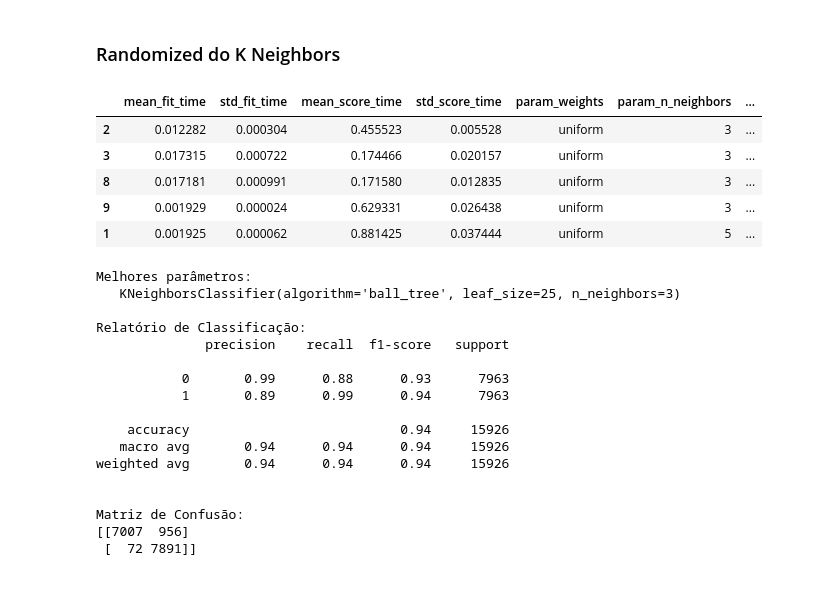
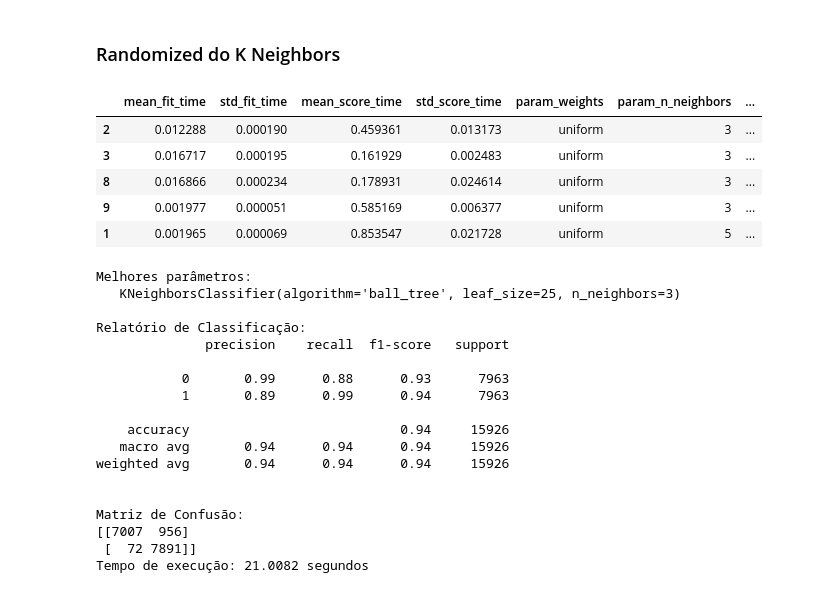
Before and after one commit to MunhozSilva/TFG, a Jupyter notebook: TFG_Luciano_e_Miguel_Churn.ipynb, the cells around one changed output. Saved outputs shown, nothing was run; the diff lists cells and outputs as text; code cells hidden in the pictures.

```diff
--- a/TFG_Luciano_e_Miguel_Churn.ipynb
+++ b/TFG_Luciano_e_Miguel_Churn.ipynb
@@ -437,7 +449,9 @@ tec1 = DecisionTreeClassifier(random_state=42)
 # busca de parâmetros para um 5-Fold e métrica de pontuação 'Recall'
 busca = GridSearchCV(tec1, parametros, cv=5, scoring='recall_micro')
 # buscando no treinamento
+start = time.time()
 busca.fit(X,y)
+end = time.time()
 # 5 melhores resultados
 pd.DataFrame(data=busca.cv_results_).sort_values(by='rank_test_score').head()
 # %% [output]
@@ -492,7 +526,9 @@ tec1 = KNeighborsClassifier()
 # busca de parâmetros para um 5-Fold e métrica de pontuação 'Recall'
 busca = GridSearchCV(tec1, parametros, cv=5, scoring='recall_micro')
 # buscando no treinamento
+start = time.time()
 busca.fit(X,y)
+end = time.time()
 # 5 melhores resultados
 pd.DataFrame(data=busca.cv_results_).sort_values(by='rank_test_score').head()
 # %% [output]
@@ -553,7 +609,9 @@ tec2 = RandomForestClassifier(random_state=42)
 # busca de parâmetros para um 5-Fold e métrica de pontuação 'Recall'
 busca = RandomizedSearchCV(tec2, parametros, cv=5, scoring='recall_micro',random_state=42)
 # buscando no treinamento
+start = time.time()
 busca.fit(X,y)
+end = time.time()
 # 5 melhores resultados
 pd.DataFrame(data=busca.cv_results_).sort_values(by='rank_test_score').head()
 # %% [output]
@@ -615,7 +690,9 @@ tec2 = DecisionTreeClassifier(random_state=42)
 # busca de parâmetros para um 5-Fold e métrica de pontuação 'Recall'
 busca = RandomizedSearchCV(tec2, parametros, cv=5, scoring='recall_micro',random_state=42)
 # buscando no treinamento
+start = time.time()
 busca.fit(X,y)
+end = time.time()
 # 5 melhores resultados
 pd.DataFrame(data=busca.cv_results_).sort_values(by='rank_test_score').head()
 # %% [output]
@@ -655,33 +752,35 @@ Matriz de Confusão:
 # %%
 from sklearn.model_selection import RandomizedSearchCV
 from scipy.stats import uniform, randint
 # desativa avisos de execução
 import warnings
 warnings.filterwarnings("ignore")
 
 # lista de parâmetros viáveis de ajuste buscado na técnica
 parametros = {
     'n_neighbors': [3, 5, 10],
     'weights': ['uniform', 'distance'],
     'algorithm': ['auto', 'ball_tree', 'kd_tree', 'brute'],
     'leaf_size': [25, 30, 35],
 }
 
 # técnica a ser ajustada
 tec2 = KNeighborsClassifier()
 # busca de parâmetros para um 5-Fold e métrica de pontuação 'Recall'
 busca = RandomizedSearchCV(tec2, parametros, cv=5, scoring='recall_micro',random_state=42)
 # buscando no treinamento
+start = time.time()
 busca.fit(X,y)
+end = time.time()
 # 5 melhores resultados
 pd.DataFrame(data=busca.cv_results_).sort_values(by='rank_test_score').head()
 # %% [output]
 |  | mean_fit_time | std_fit_time | mean_score_time | std_score_time | param_weights | param_n_neighbors | ... |
-| 2 | 0.012282 | 0.000304 | 0.455523 | 0.005528 | uniform | 3 | ... |
-| 3 | 0.017315 | 0.000722 | 0.174466 | 0.020157 | uniform | 3 | ... |
-| 8 | 0.017181 | 0.000991 | 0.171580 | 0.012835 | uniform | 3 | ... |
-| 9 | 0.001929 | 0.000024 | 0.629331 | 0.026438 | uniform | 3 | ... |
-| 1 | 0.001925 | 0.000062 | 0.881425 | 0.037444 | uniform | 5 | ... |
+| 2 | 0.012288 | 0.000190 | 0.459361 | 0.013173 | uniform | 3 | ... |
+| 3 | 0.016717 | 0.000195 | 0.161929 | 0.002483 | uniform | 3 | ... |
+| 8 | 0.016866 | 0.000234 | 0.178931 | 0.024614 | uniform | 3 | ... |
+| 9 | 0.001977 | 0.000051 | 0.585169 | 0.006377 | uniform | 3 | ... |
+| 1 | 0.001965 | 0.000069 | 0.853547 | 0.021728 | uniform | 5 | ... |
 # %%
 print('Melhores parâmetros:')
 print('  ',busca.best_estimator_,'\n')
@@ -690,6 +789,7 @@ y_pred = busca.best_estimator_.predict(X)
 print(classification_report(y,y_pred),'\n')
 print('Matriz de Confusão:')
 print(confusion_matrix(y,y_pred))
+print("Tempo de execução:", round(end - start, 5), "segundos")
 # %% [output]
 Melhores parâmetros:
    KNeighborsClassifier(algorithm='ball_tree', leaf_size=25, n_neighbors=3)
@@ -708,3 +808,4 @@ weighted avg       0.94      0.94      0.94     15926
 Matriz de Confusão:
 [[7007  956]
  [  72 7891]]
+Tempo de execução: 21.0082 segundos
```
Also changed, not shown: parts of 18 cells of this notebook.
